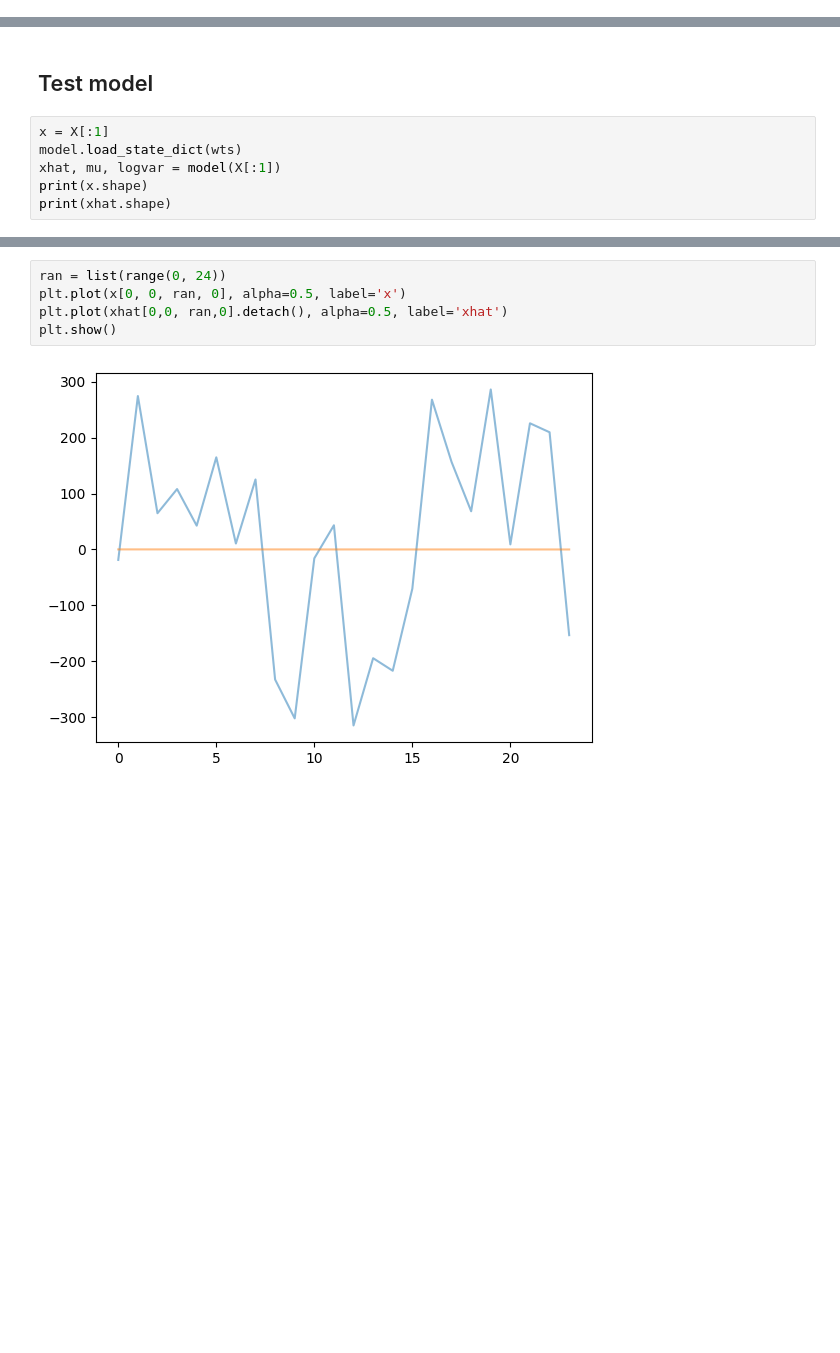
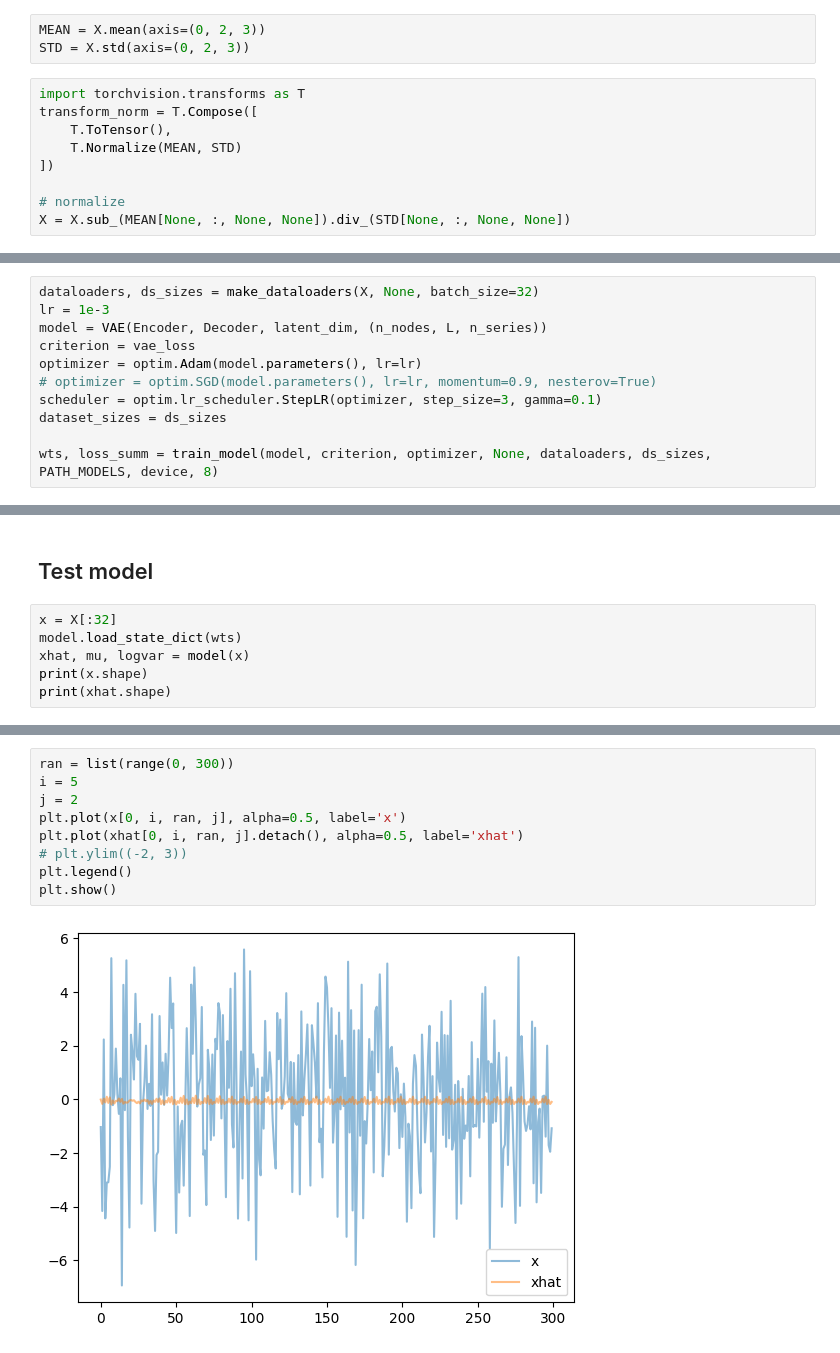
Before and after one commit to etrieschman/grid-planner, a Jupyter notebook: code/test_vae.ipynb, the cells around one changed output, grey strips where cells are left out. Drawn from its saved outputs; the diff is of its cells as text; blank space fills up the shorter version.

```diff
--- a/code/test_vae.ipynb
+++ b/code/test_vae.ipynb
@@ -47,2 +47,14 @@ Returning dataset with shape:    (300, 3, 720, 20)
+# %%
+MEAN = X.mean(axis=(0, 2, 3))
+STD = X.std(axis=(0, 2, 3))
+# %%
+import torchvision.transforms as T
+transform_norm = T.Compose([
+    T.ToTensor(),
+    T.Normalize(MEAN, STD)
+])
+
+# normalize
+X = X.sub_(MEAN[None, :, None, None]).div_(STD[None, :, None, None])
 # %% [markdown]
 ## train model
@@ -63,0 +61,11 @@ Returning best model, with validation loss 2101354.4572610296
+# %%
+dataloaders, ds_sizes = make_dataloaders(X, None, batch_size=32)
+lr = 1e-3
+model = VAE(Encoder, Decoder, latent_dim, (n_nodes, L, n_series))
+criterion = vae_loss
+optimizer = optim.Adam(model.parameters(), lr=lr)
+# optimizer = optim.SGD(model.parameters(), lr=lr, momentum=0.9, nesterov=True)
+scheduler = optim.lr_scheduler.StepLR(optimizer, step_size=3, gamma=0.1)
+dataset_sizes = ds_sizes
+
+wts, loss_summ = train_model(model, criterion, optimizer, None, dataloaders, ds_sizes, PATH_MODELS, device, 8)
@@ -79,9 +89,9 @@ if save_mode:
 # %% [markdown]
 ## Test model
 # %%
-x = X[:1]
+x = X[:32]
 model.load_state_dict(wts)
-xhat, mu, logvar = model(X[:1])
+xhat, mu, logvar = model(x)
 print(x.shape)
 print(xhat.shape)
 # %% [output]
@@ -90,7 +104,11 @@ torch.Size([1, 3, 720, 20])
 # %%
-ran = list(range(0, 24))
-plt.plot(x[0, 0, ran, 0], alpha=0.5, label='x')
-plt.plot(xhat[0,0, ran,0].detach(), alpha=0.5, label='xhat')
+ran = list(range(0, 300))
+i = 5
+j = 2
+plt.plot(x[0, i, ran, j], alpha=0.5, label='x')
+plt.plot(xhat[0, i, ran, j].detach(), alpha=0.5, label='xhat')
+# plt.ylim((-2, 3))
+plt.legend()
 plt.show()
 # %% [output]
-[figure, old version]
+[figure, new version]
```
Also changed, not shown: parts of 10 cells of this notebook, 15 other files.
